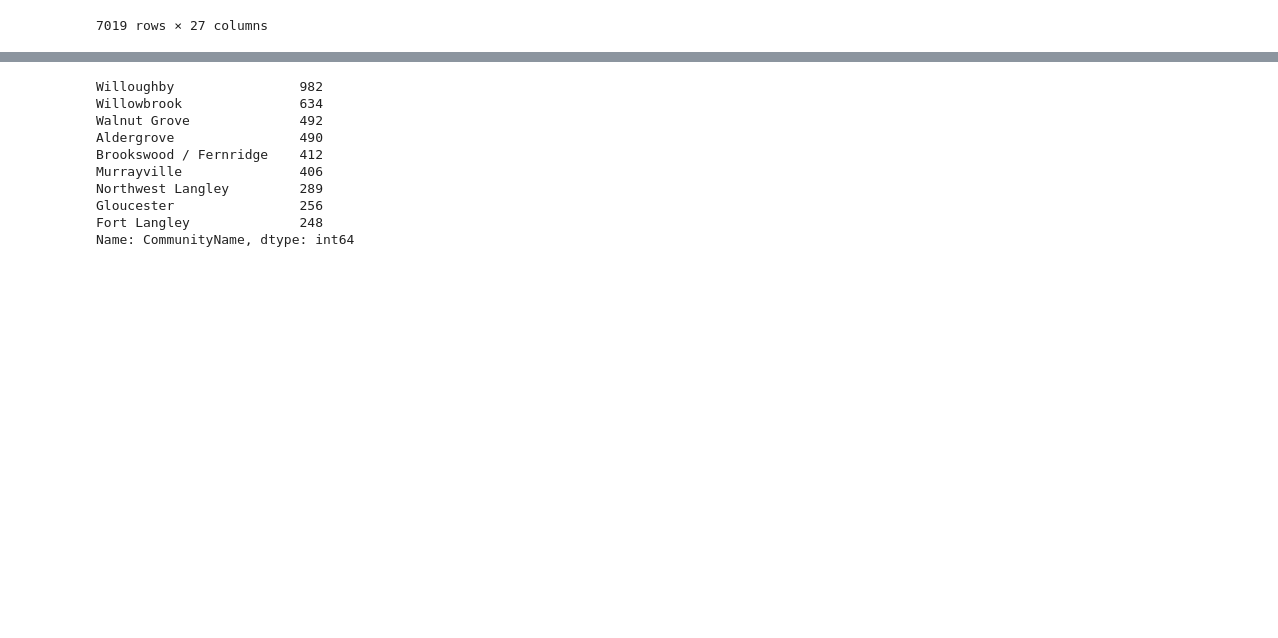
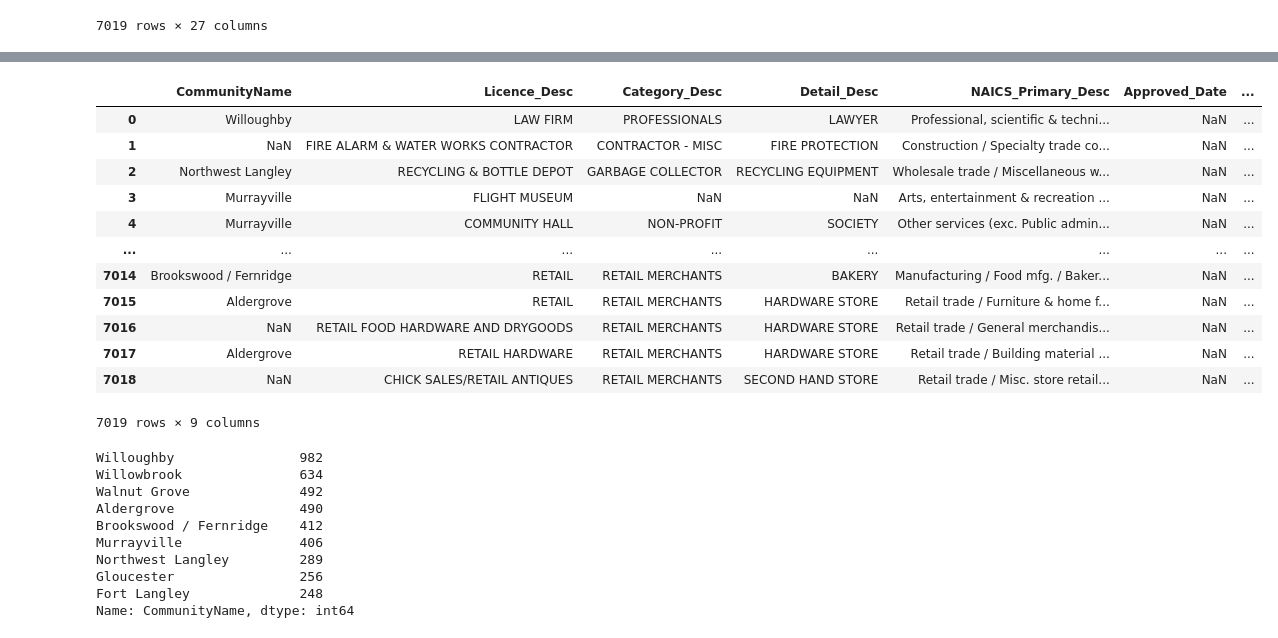
Before and after one commit to Keylla-Rodrigues/Data-analysis, a Jupyter notebook: Data-analysis.ipynb, the cells around one changed output, grey strips where cells are left out. Saved outputs shown, nothing was run; the diff lists cells and outputs as text; code cells hidden in the pictures; blank space fills up the shorter version.

```diff
--- a/Data-analysis.ipynb
+++ b/Data-analysis.ipynb
@@ -61,0 +168,22 @@ display(Business_licenses_df)
+# %%
+#Identificar alguns possiveis preenchimentos c vazios n hora de importar. Nesse caso nda mudara pq n ha essa situacao
+#Valores_vazios = ["?", "-"]
+#df = pd.read_csv("Business_Licenses.csv", na_values=valores_vazios)
+
+#identificar com replace
+df = df.replace({"?": np.nan, "-": np.nan})
+display(df)
+# %% [output]
+|  | CommunityName | Licence_Desc | Category_Desc | Detail_Desc | NAICS_Primary_Desc | Approved_Date | ... |
+| 0 | Willoughby | LAW FIRM | PROFESSIONALS | LAWYER | Professional, scientific & techni... | NaN | ... |
+| 1 | NaN | FIRE ALARM & WATER WORKS CONTRACTOR | CONTRACTOR - MISC | FIRE PROTECTION | Construction / Specialty trade co... | NaN | ... |
+| 2 | Northwest Langley | RECYCLING & BOTTLE DEPOT | GARBAGE COLLECTOR | RECYCLING EQUIPMENT | Wholesale trade / Miscellaneous w... | NaN | ... |
+| 3 | Murrayville | FLIGHT MUSEUM | NaN | NaN | Arts, entertainment & recreation ... | NaN | ... |
+| 4 | Murrayville | COMMUNITY HALL | NON-PROFIT | SOCIETY | Other services (exc. Public admin... | NaN | ... |
+| ... | ... | ... | ... | ... | ... | ... | ... |
+| 7014 | Brookswood / Fernridge | RETAIL | RETAIL MERCHANTS | BAKERY | Manufacturing / Food mfg. / Baker... | NaN | ... |
+| 7015 | Aldergrove | RETAIL | RETAIL MERCHANTS | HARDWARE STORE | Retail trade / Furniture & home f... | NaN | ... |
+| 7016 | NaN | RETAIL FOOD HARDWARE AND DRYGOODS | RETAIL MERCHANTS | HARDWARE STORE | Retail trade / General merchandis... | NaN | ... |
+| 7017 | Aldergrove | RETAIL HARDWARE | RETAIL MERCHANTS | HARDWARE STORE | Retail trade / Building material ... | NaN | ... |
+| 7018 | NaN | CHICK SALES/RETAIL ANTIQUES | RETAIL MERCHANTS | SECOND HAND STORE | Retail trade / Misc. store retail... | NaN | ... |
+7019 rows × 9 columns
```
Also changed, not shown: parts of 17 cells of this notebook.
